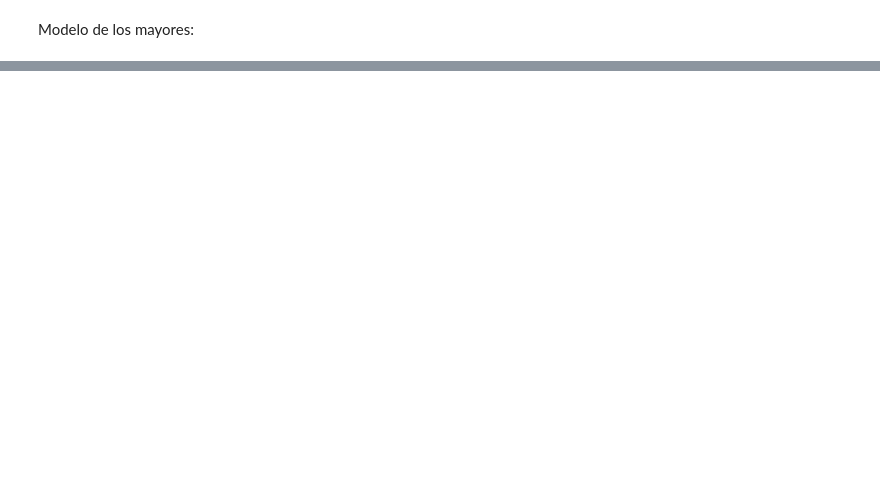
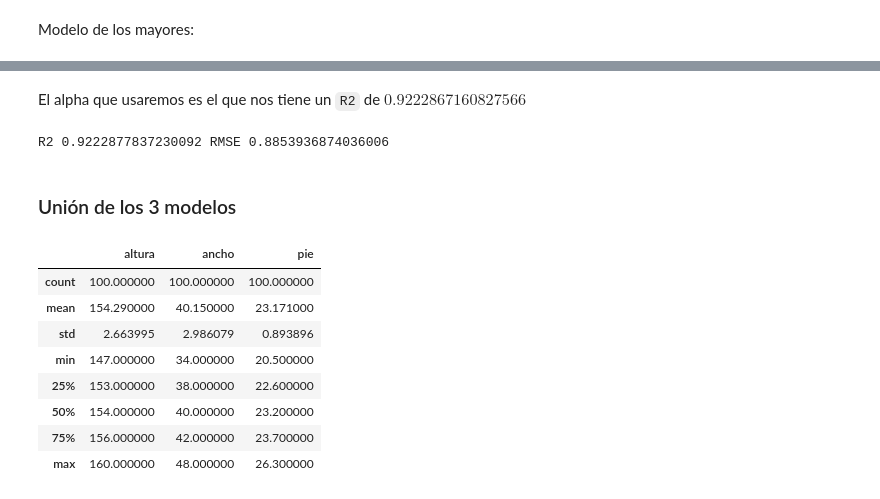
Before and after one commit to RafaelTakata0105/EstOpt_examen2, a Jupyter notebook: modelos.ipynb, the cells around one changed output, grey strips where cells are left out. Drawn from its saved outputs; the diff is of its cells as text; code cells hidden in the pictures; blank space fills up the shorter version.

Commit message:
3 modelos

```diff
--- a/modelos.ipynb
+++ b/modelos.ipynb
@@ -532,0 +637,25 @@ Modelo de los mayores:
+# %% [markdown]
+El alpha que usaremos es el que nos tiene un `R2` de $0.9222867160827566$
+# %%
+ridge_mayor = Ridge(alpha=517.94)
+ridge_mayor.fit(X_train_mayor, y_train_mayor)
+y_pred_mayor = ridge_mayor.predict(X_test_mayor)
+r2_mayor = r2_score(y_test_mayor, y_pred_mayor)
+rmse_mayor = np.sqrt(mean_squared_error(y_test_mayor, y_pred_mayor))
+print("R2", r2_mayor, 'RMSE', rmse_mayor)
+# %% [output]
+R2 0.9222877837230092 RMSE 0.8853936874036006
+# %% [markdown]
+### Unión de los 3 modelos
+# %%
+df_menor_sintetico.describe()
+# %% [output]
+|  | altura | ancho | pie |
+| count | 100.000000 | 100.000000 | 100.000000 |
+| mean | 154.290000 | 40.150000 | 23.171000 |
+| std | 2.663995 | 2.986079 | 0.893896 |
+| min | 147.000000 | 34.000000 | 20.500000 |
+| 25% | 153.000000 | 38.000000 | 22.600000 |
+| 50% | 154.000000 | 40.000000 | 23.200000 |
+| 75% | 156.000000 | 42.000000 | 23.700000 |
+| max | 160.000000 | 48.000000 | 26.300000 |
```
Also changed, not shown: parts of 33 cells of this notebook.
